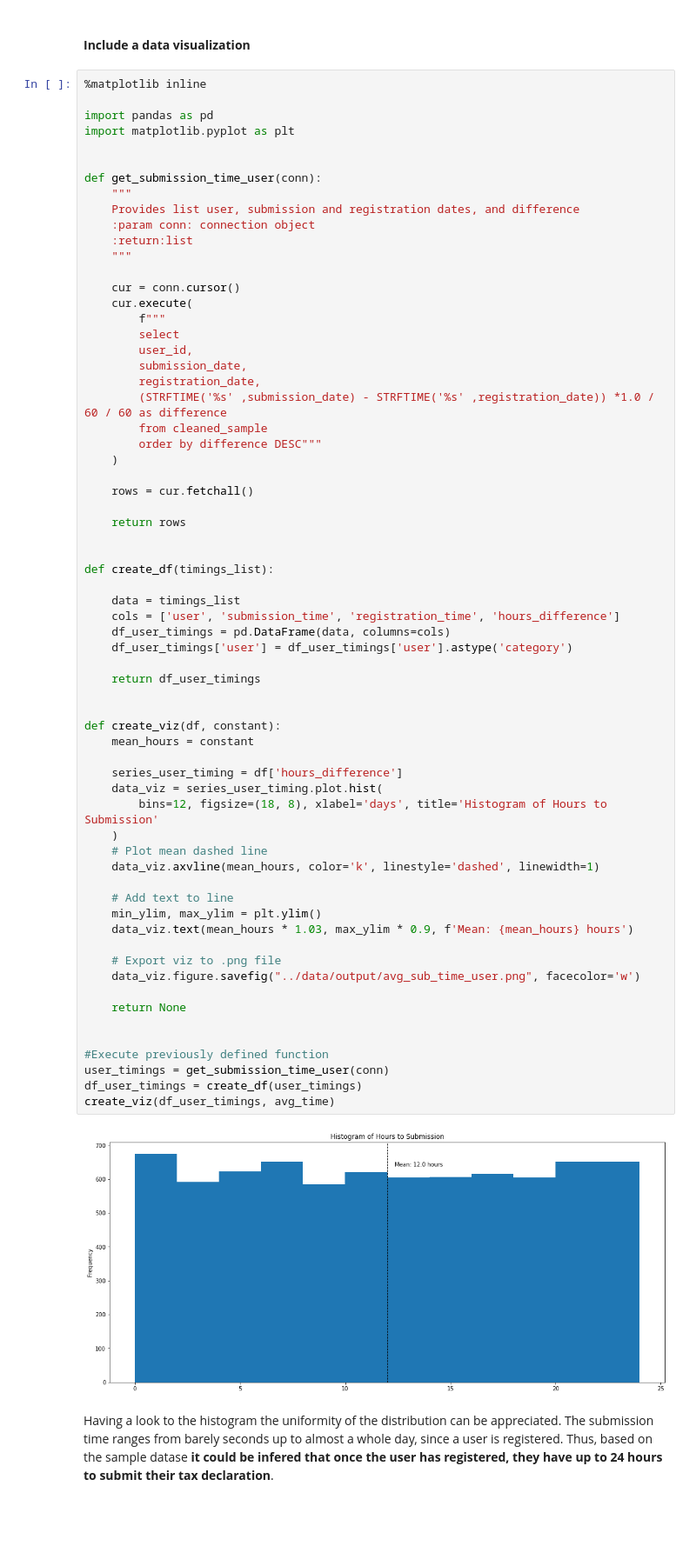
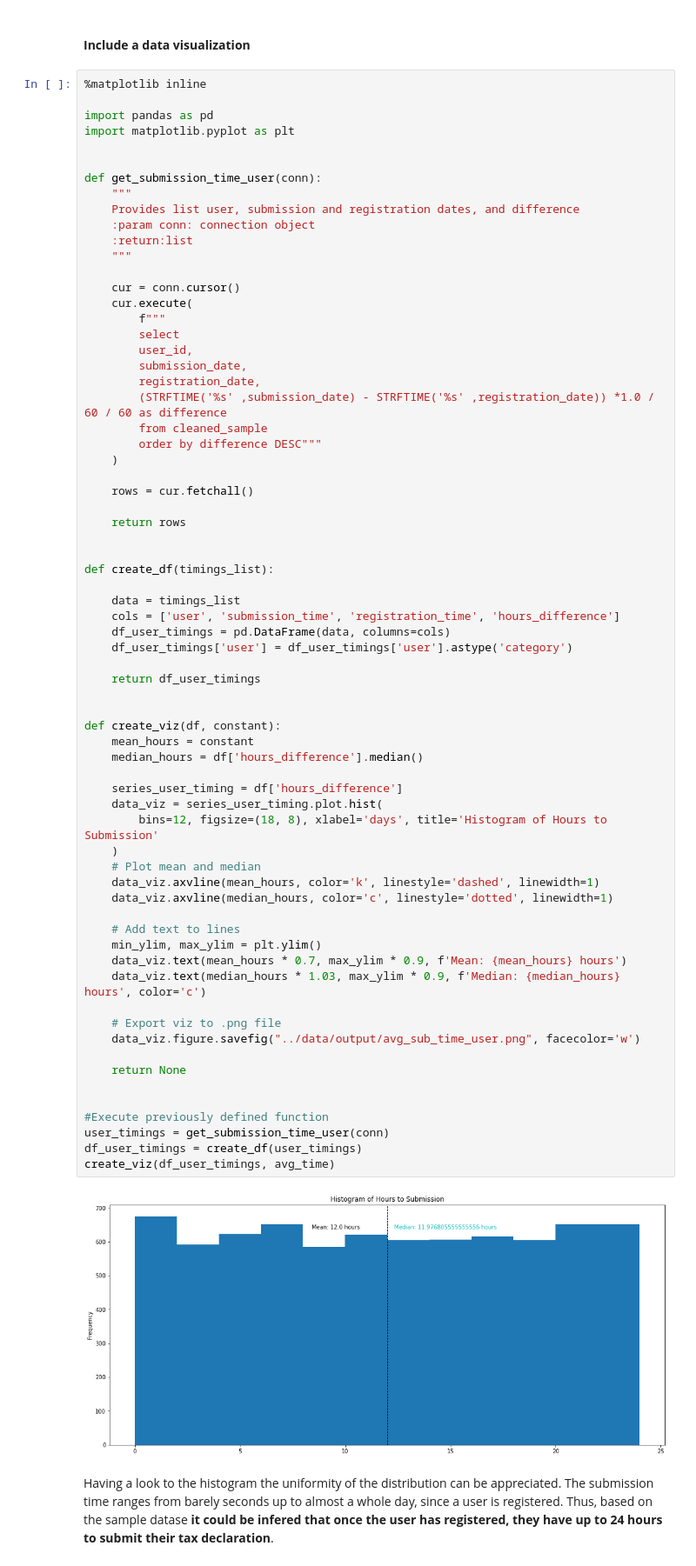
Before and after one commit to sacses/cs-python, a Jupyter notebook: notebooks/assignment.ipynb, the cells around one changed output. Shown at 87% size. Saved outputs shown, nothing was run; the diff lists cells and outputs as text; blank space fills up the shorter version.

```diff
--- a/notebooks/assignment.ipynb
+++ b/notebooks/assignment.ipynb
@@ -157,37 +157,40 @@ def create_df(timings_list):
     data = timings_list
     cols = ['user', 'submission_time', 'registration_time', 'hours_difference']
     df_user_timings = pd.DataFrame(data, columns=cols)
     df_user_timings['user'] = df_user_timings['user'].astype('category')
 
     return df_user_timings
 
 
 def create_viz(df, constant):
     mean_hours = constant
+    median_hours = df['hours_difference'].median()
 
     series_user_timing = df['hours_difference']
     data_viz = series_user_timing.plot.hist(
         bins=12, figsize=(18, 8), xlabel='days', title='Histogram of Hours to Submission'
     )
-    # Plot mean dashed line
+    # Plot mean and median
     data_viz.axvline(mean_hours, color='k', linestyle='dashed', linewidth=1)
+    data_viz.axvline(median_hours, color='c', linestyle='dotted', linewidth=1)
 
-    # Add text to line
+    # Add text to lines
     min_ylim, max_ylim = plt.ylim()
-    data_viz.text(mean_hours * 1.03, max_ylim * 0.9, f'Mean: {mean_hours} hours')
+    data_viz.text(mean_hours * 0.7, max_ylim * 0.9, f'Mean: {mean_hours} hours')
+    data_viz.text(median_hours * 1.03, max_ylim * 0.9, f'Median: {median_hours} hours', color='c')
 
     # Export viz to .png file
     data_viz.figure.savefig("../data/output/avg_sub_time_user.png", facecolor='w')
 
     return None
 
 
 #Execute previously defined function
 user_timings = get_submission_time_user(conn)
 df_user_timings = create_df(user_timings)
 create_viz(df_user_timings, avg_time)
 # %% [output]
-[figure, old version]
+[figure, new version]
 # %% [markdown]
 Having a look to the histogram the uniformity of the distribution can be appreciated. The submission time ranges from barely seconds up to almost a whole day, since a user is registered. Thus, based on the sample datase **it could be infered that once the user has registered, they have up to 24 hours to submit their tax declaration**.
 # %% [markdown]
```
Also changed, not shown: parts of 4 cells of this notebook, 4 other files.
